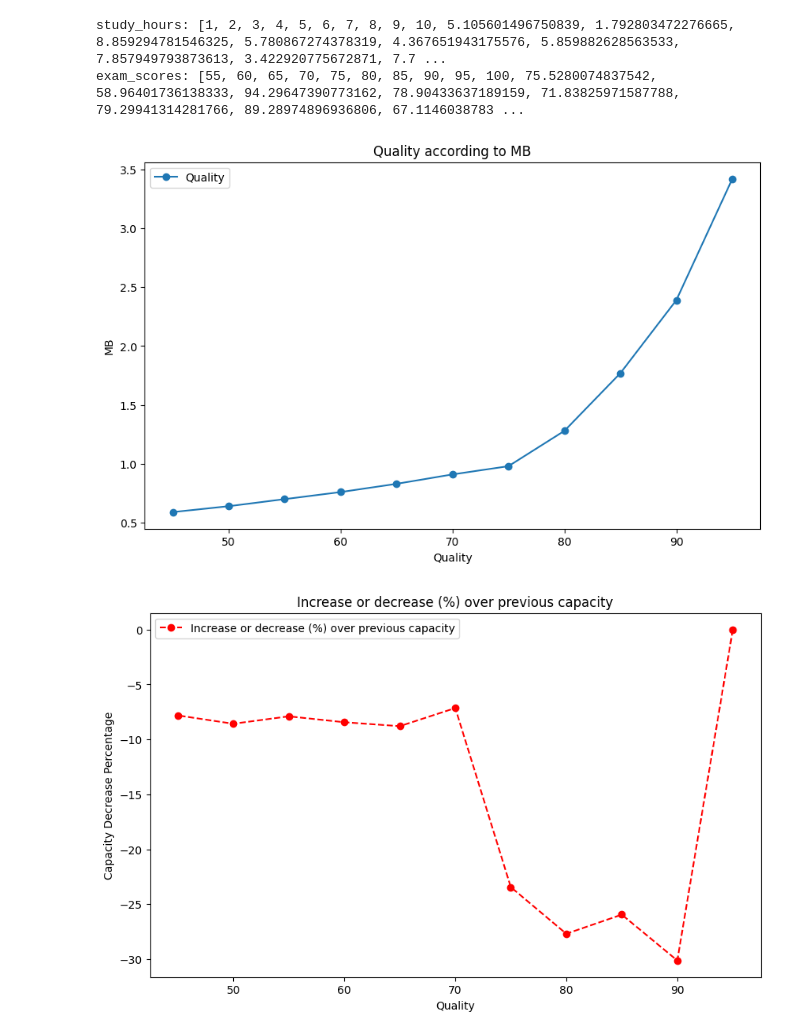
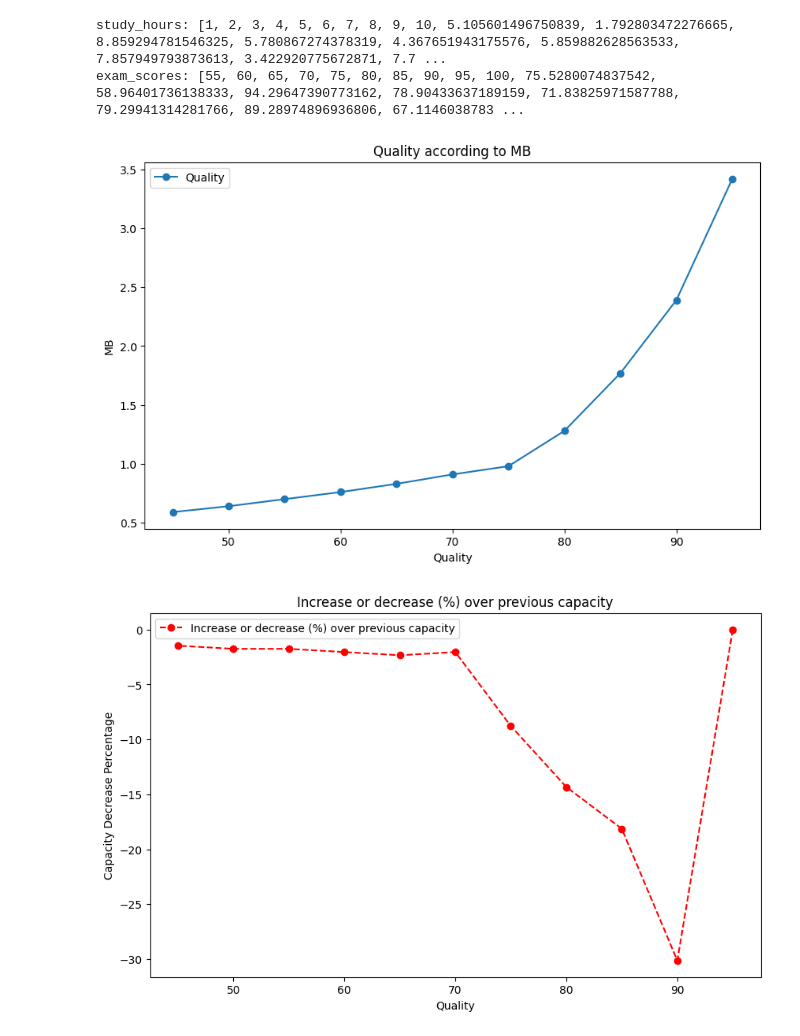
Before and after one commit to ga111o/sowon-kwhighschool-python, a Jupyter notebook: lecture/src/0625.ipynb, the cells around one changed output. Cells and saved outputs as stored; diff of their text form; code cells hidden in the pictures.

```diff
--- a/lecture/src/0625.ipynb
+++ b/lecture/src/0625.ipynb
@@ -148,34 +148,41 @@ import numpy as np
 Quality_of_Photography_by_Capacity = {'MB':[3.42,2.39,1.77,1.28,0.98,0.91,0.83,0.76,0.70,0.64,0.59], 'Quality':[95,90,85,80,75,70,65,60,55,50,45], 'num':[]}
 
 dict = Quality_of_Photography_by_Capacity
 
 
 capacity = dict['MB']
 quality = dict['Quality']
 
 plt.figure(figsize=(10,6))
 plt.plot(quality, capacity, marker='o', label='Quality')
 
 plt.ylabel('MB')
 plt.xlabel('Quality')
 plt.title('Quality according to MB')
 
 plt.legend()
 plt.show()
 
-diff = np.diff(capacity) / capacity[:-1] * 100
-diff = np.insert(diff, 0, 0)
+capacity = dict['MB']
+quality = dict['Quality']
+
+def calculate_diff(capacity):
+    diff = [0]
+    for i in range(1, len(capacity)):
+        change = (capacity[i] - capacity[i-1]) / capacity[i-1] * 100
+        diff.append(change)
+    return diff
 
 plt.figure(figsize=(10,6))
-plt.plot(quality, diff, marker='o', label='Increase or decrease (%) over previous capacity', linestyle='--', color='red')
+plt.plot(quality, calculate_diff(capacity), marker='o', label='Increase or decrease (%) over previous capacity', linestyle='--', color='red')
 
 plt.xlabel('Quality')
 plt.ylabel('Capacity Decrease Percentage')
 
 plt.title('Increase or decrease (%) over previous capacity')
 plt.legend()
 plt.gca()
 plt.show()
 # %% [output]
 [figure]
-[figure, old version]
+[figure, new version]
```
